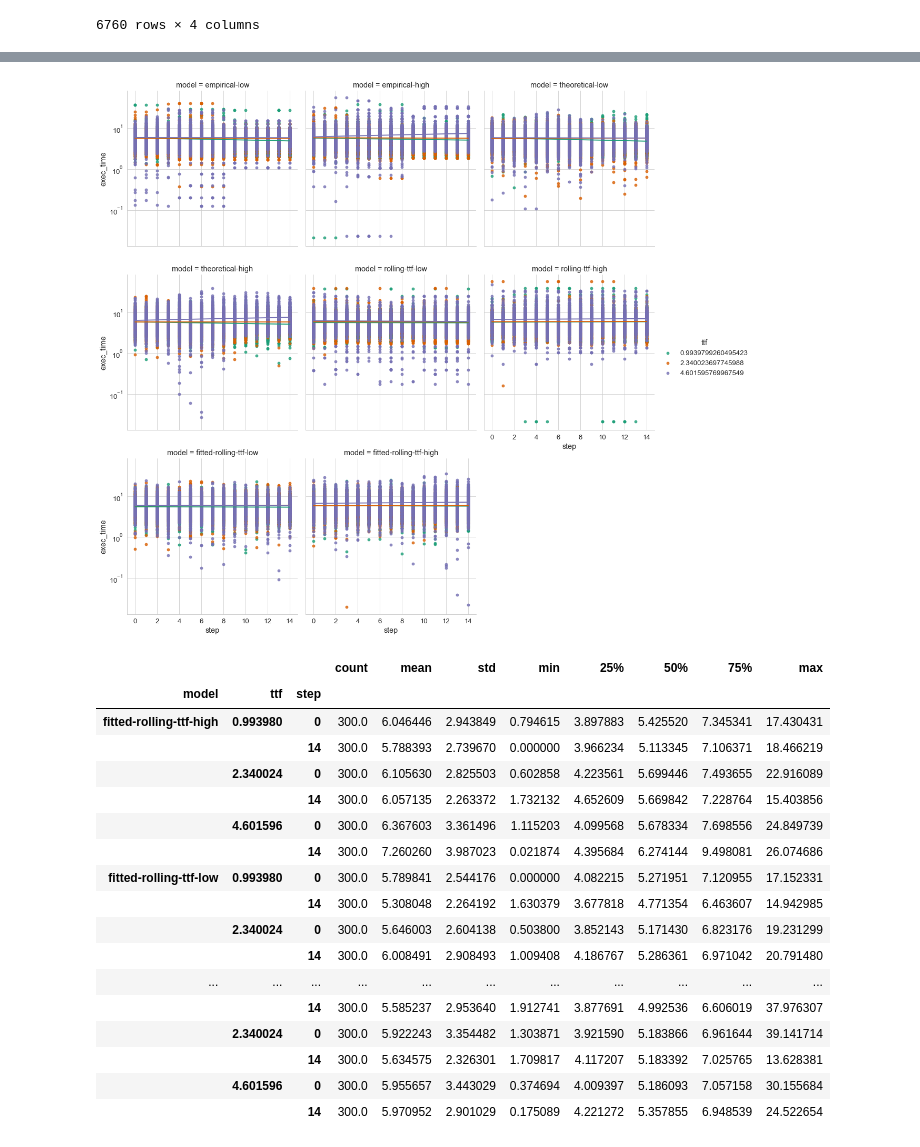
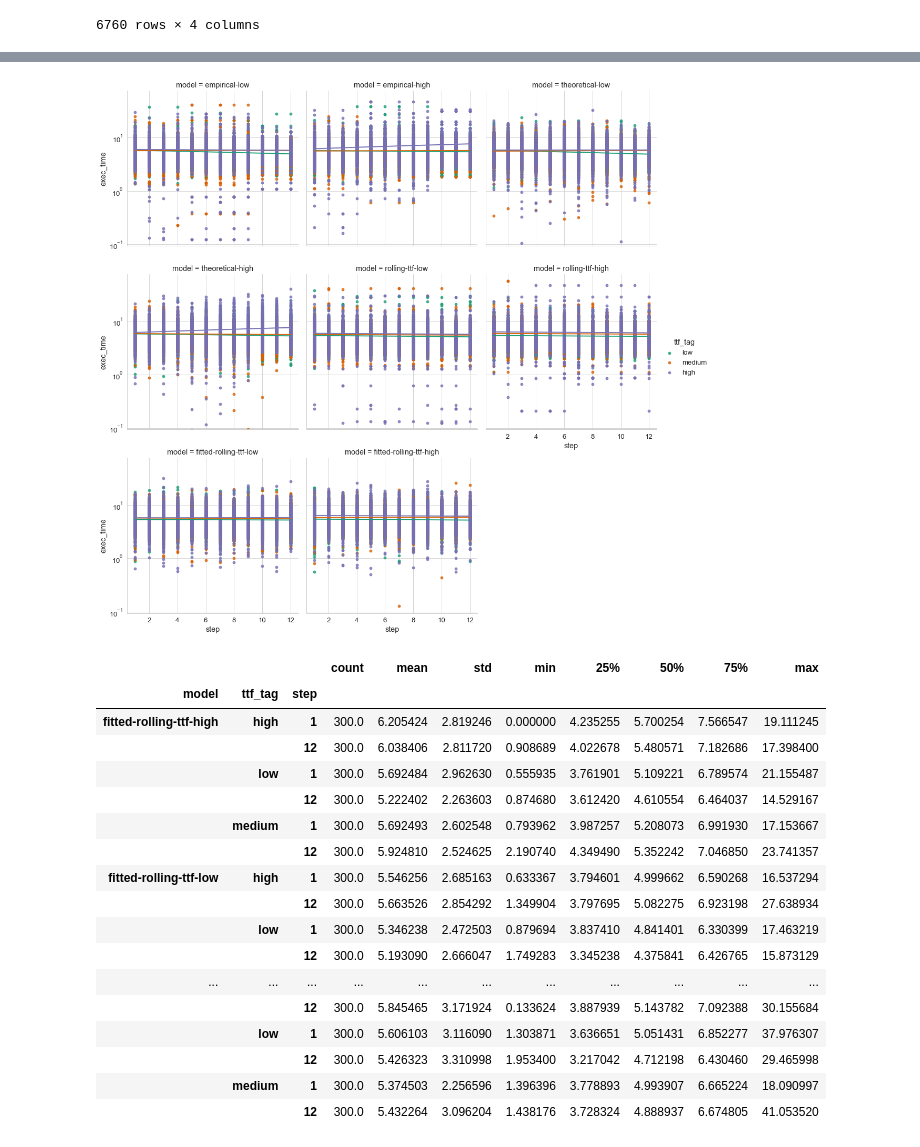
Before and after one commit to vnmo/EdgeDroid2, a Jupyter notebook: analysis/verify_models.ipynb, the cells around one changed output, grey strips where cells are left out. Cells and saved outputs as stored; diff of their text form; code cells hidden in the pictures.

```diff
--- a/analysis/verify_models.ipynb
+++ b/analysis/verify_models.ipynb
@@ -36,7 +19,0 @@ Name: ttf, Length: 6760, dtype: float64
-# %%
-import pandas as pd
-import numpy as np
-
-_, bins = pd.qcut(ttfs, 3, retbins=True)
-test_ttfs = ((bins + np.roll(bins, -1)) / 2)[:3]
-test_ttfs
@@ -44,0 +20,7 @@ array([0.99397993, 2.3400237 , 4.60159577])
+# %%
+test_ttfs = {
+    "low": 0,
+    "medium": 2,
+    "high": 4
+}
+test_ttfs
@@ -45,29 +29,32 @@ array([0.99397993, 2.3400237 , 4.60159577])
 # %%
+import pandas as pd
+import numpy as np
 from edgedroid.models import *
 from collections import deque
 import itertools as it
 from tqdm.notebook import tqdm
 
 warmup_steps = 25
-test_steps = 15
+test_steps = 12
 reps = 300
 rng = np.random.default_rng()
 
-def test_model_constant_ttf(model_name: str, model: ExecutionTimeModel, ttf: float) -> pd.DataFrame:
+def test_model_constant_ttf(model_name: str, model: ExecutionTimeModel, ttf_tag: str, ttf: float) -> pd.DataFrame:
     rows = deque()
     for rep in range(reps):
         # warmup model
         model.reset()
         for _ in range(warmup_steps):
-            model.advance(rng.choice(ttfs))
+            model.advance(data["ttf"].sample(1).values[0])
 
         for i in range(test_steps):
             exec_time = model.advance(ttf).get_execution_time()
             rows.append({
                 "model": model_name,
+                "ttf_tag": ttf_tag,
                 "ttf": ttf,
                 "repetition": rep,
-                "step": i,
+                "step": i + 1,
                 "exec_time": exec_time,
             })
 
@@ -86,9 +73,9 @@ models = {
 }
 
 dfs = deque()
-combs = list(it.product(models.items(), test_ttfs))
-for (name, model), ttf in tqdm(combs, desc="Running models..."):
-    dfs.append(test_model_constant_ttf(name, model, ttf))
+combs = list(it.product(models.items(), test_ttfs.items()))
+for (name, model), (ttf_tag, ttf) in tqdm(combs, desc="Running models..."):
+    dfs.append(test_model_constant_ttf(name, model, ttf_tag, ttf,))
 
 results = pd.concat(dfs, ignore_index=True)
 results
@@ -134,43 +104,43 @@ sns.set_palette("Dark2")
 # %%
 fg = sns.lmplot(
     data=results,
     x="step",
     y="exec_time",
-    hue="ttf",
+    hue="ttf_tag",
     col="model",
     col_wrap=3,
     fit_reg=True,
     # aspect=3,
 )
 fg.set(yscale="log")
 plt.show()
 # %% [output]
-[figure, old version]
+[figure, new version]
 # %%
 rolling_results = results[results["model"].str.contains("rolling-ttf")]
 (
     rolling_results
-    .groupby(["model", "ttf", "step"])
+    .groupby(["model", "ttf_tag", "step"])
     ["exec_time"]
     .describe()
-    .loc[pd.IndexSlice[:, :, [0, 14]]]
+    .loc[pd.IndexSlice[:, :, [1, 12]]]
 )
 # %% [output]
 |  |  |  | count | mean | std | min | 25% | 50% | 75% | max |
-| model | ttf | step |  |  |  |  |  |  |  |  |
-| fitted-rolling-ttf-high | 0.993980 | 0 | 300.0 | 6.046446 | 2.943849 | 0.794615 | 3.897883 | 5.425520 | 7.345341 | 17.430431 |
-|  |  | 14 | 300.0 | 5.788393 | 2.739670 | 0.000000 | 3.966234 | 5.113345 | 7.106371 | 18.466219 |
-|  | 2.340024 | 0 | 300.0 | 6.105630 | 2.825503 | 0.602858 | 4.223561 | 5.699446 | 7.493655 | 22.916089 |
-|  |  | 14 | 300.0 | 6.057135 | 2.263372 | 1.732132 | 4.652609 | 5.669842 | 7.228764 | 15.403856 |
-|  | 4.601596 | 0 | 300.0 | 6.367603 | 3.361496 | 1.115203 | 4.099568 | 5.678334 | 7.698556 | 24.849739 |
-|  |  | 14 | 300.0 | 7.260260 | 3.987023 | 0.021874 | 4.395684 | 6.274144 | 9.498081 | 26.074686 |
-| fitted-rolling-ttf-low | 0.993980 | 0 | 300.0 | 5.789841 | 2.544176 | 0.000000 | 4.082215 | 5.271951 | 7.120955 | 17.152331 |
-|  |  | 14 | 300.0 | 5.308048 | 2.264192 | 1.630379 | 3.677818 | 4.771354 | 6.463607 | 14.942985 |
-|  | 2.340024 | 0 | 300.0 | 5.646003 | 2.604138 | 0.503800 | 3.852143 | 5.171430 | 6.823176 | 19.231299 |
-|  |  | 14 | 300.0 | 6.008491 | 2.908493 | 1.009408 | 4.186767 | 5.286361 | 6.971042 | 20.791480 |
+| model | ttf_tag | step |  |  |  |  |  |  |  |  |
+| fitted-rolling-ttf-high | high | 1 | 300.0 | 6.205424 | 2.819246 | 0.000000 | 4.235255 | 5.700254 | 7.566547 | 19.111245 |
+|  |  | 12 | 300.0 | 6.038406 | 2.811720 | 0.908689 | 4.022678 | 5.480571 | 7.182686 | 17.398400 |
+|  | low | 1 | 300.0 | 5.692484 | 2.962630 | 0.555935 | 3.761901 | 5.109221 | 6.789574 | 21.155487 |
+|  |  | 12 | 300.0 | 5.222402 | 2.263603 | 0.874680 | 3.612420 | 4.610554 | 6.464037 | 14.529167 |
+|  | medium | 1 | 300.0 | 5.692493 | 2.602548 | 0.793962 | 3.987257 | 5.208073 | 6.991930 | 17.153667 |
+|  |  | 12 | 300.0 | 5.924810 | 2.524625 | 2.190740 | 4.349490 | 5.352242 | 7.046850 | 23.741357 |
+| fitted-rolling-ttf-low | high | 1 | 300.0 | 5.546256 | 2.685163 | 0.633367 | 3.794601 | 4.999662 | 6.590268 | 16.537294 |
+|  |  | 12 | 300.0 | 5.663526 | 2.854292 | 1.349904 | 3.797695 | 5.082275 | 6.923198 | 27.638934 |
+|  | low | 1 | 300.0 | 5.346238 | 2.472503 | 0.879694 | 3.837410 | 4.841401 | 6.330399 | 17.463219 |
+|  |  | 12 | 300.0 | 5.193090 | 2.666047 | 1.749283 | 3.345238 | 4.375841 | 6.426765 | 15.873129 |
 | ... | ... | ... | ... | ... | ... | ... | ... | ... | ... | ... |
-|  |  | 14 | 300.0 | 5.585237 | 2.953640 | 1.912741 | 3.877691 | 4.992536 | 6.606019 | 37.976307 |
-|  | 2.340024 | 0 | 300.0 | 5.922243 | 3.354482 | 1.303871 | 3.921590 | 5.183866 | 6.961644 | 39.141714 |
-|  |  | 14 | 300.0 | 5.634575 | 2.326301 | 1.709817 | 4.117207 | 5.183392 | 7.025765 | 13.628381 |
-|  | 4.601596 | 0 | 300.0 | 5.955657 | 3.443029 | 0.374694 | 4.009397 | 5.186093 | 7.057158 | 30.155684 |
-|  |  | 14 | 300.0 | 5.970952 | 2.901029 | 0.175089 | 4.221272 | 5.357855 | 6.948539 | 24.522654 |
+|  |  | 12 | 300.0 | 5.845465 | 3.171924 | 0.133624 | 3.887939 | 5.143782 | 7.092388 | 30.155684 |
+|  | low | 1 | 300.0 | 5.606103 | 3.116090 | 1.303871 | 3.636651 | 5.051431 | 6.852277 | 37.976307 |
+|  |  | 12 | 300.0 | 5.426323 | 3.310998 | 1.953400 | 3.217042 | 4.712198 | 6.430460 | 29.465998 |
+|  | medium | 1 | 300.0 | 5.374503 | 2.256596 | 1.396396 | 3.778893 | 4.993907 | 6.665224 | 18.090997 |
+|  |  | 12 | 300.0 | 5.432264 | 3.096204 | 1.438176 | 3.728324 | 4.888937 | 6.674805 | 41.053520 |
```
Also changed, not shown: parts of 8 cells of this notebook.
